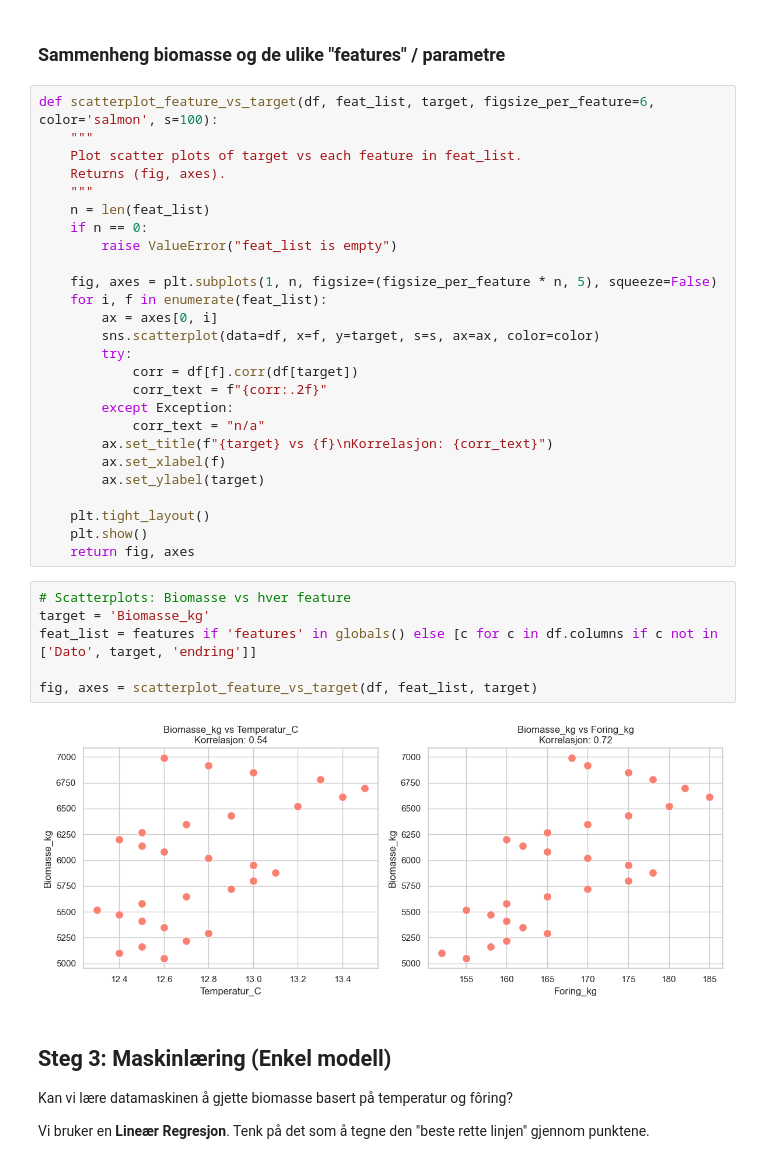
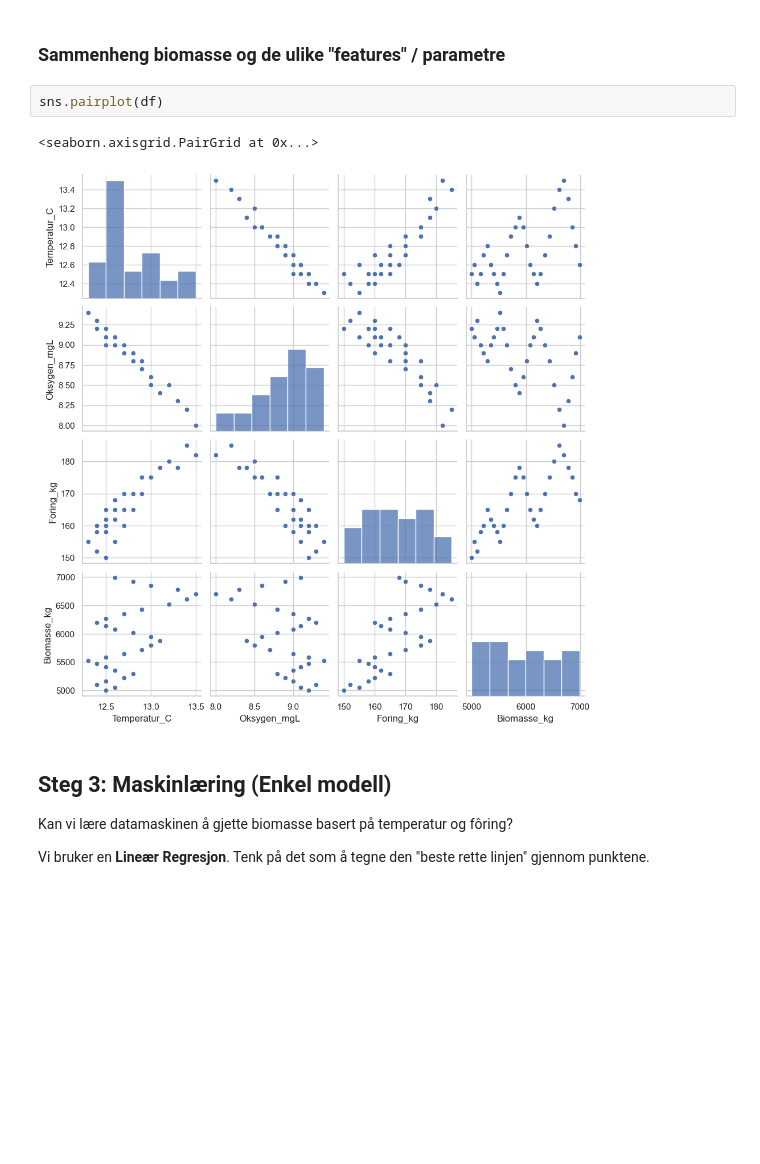
Before and after one commit to Fraktal-Norge-AS/ml-fagskole, a Jupyter notebook: intro_to_ml.ipynb, the cells around one changed output. Cells and saved outputs as stored; diff of their text form; blank space fills up the shorter version.

Commit message:
Using sns.pairplot instead of scatterplot-loop. Minor visual changes.

```diff
--- a/intro_to_ml.ipynb
+++ b/intro_to_ml.ipynb
@@ -99,40 +110,11 @@ Av grafene kan vi se:
 - en nedadgående trend i oksygen.
 # %% [markdown]
 ### Sammenheng biomasse og de ulike "features" / parametre
-# %%
-def scatterplot_feature_vs_target(df, feat_list, target, figsize_per_feature=6, color='salmon', s=100):
-    """
-    Plot scatter plots of target vs each feature in feat_list.
-    Returns (fig, axes).
-    """
-    n = len(feat_list)
-    if n == 0:
-        raise ValueError("feat_list is empty")
-
-    fig, axes = plt.subplots(1, n, figsize=(figsize_per_feature * n, 5), squeeze=False)
-    for i, f in enumerate(feat_list):
-        ax = axes[0, i]
-        sns.scatterplot(data=df, x=f, y=target, s=s, ax=ax, color=color)
-        try:
-            corr = df[f].corr(df[target])
-            corr_text = f"{corr:.2f}"
-        except Exception:
-            corr_text = "n/a"
-        ax.set_title(f"{target} vs {f}\nKorrelasjon: {corr_text}")
-        ax.set_xlabel(f)
-        ax.set_ylabel(target)
-
-    plt.tight_layout()
-    plt.show()
-    return fig, axes
-# %%
-# Scatterplots: Biomasse vs hver feature
-target = 'Biomasse_kg'
-feat_list = features if 'features' in globals() else [c for c in df.columns if c not in ['Dato', target, 'endring']]
-
-fig, axes = scatterplot_feature_vs_target(df, feat_list, target)
-# %% [output]
-[figure, removed]
+# %%
+sns.pairplot(df)
+# %% [output]
+<seaborn.axisgrid.PairGrid at 0x...>
+[figure, added]
 # %% [markdown]
 ## Steg 3: Maskinlæring (Enkel modell)
 Kan vi lære datamaskinen å gjette biomasse basert på temperatur og fôring?
```
Also changed, not shown: parts of 6 cells of this notebook.
